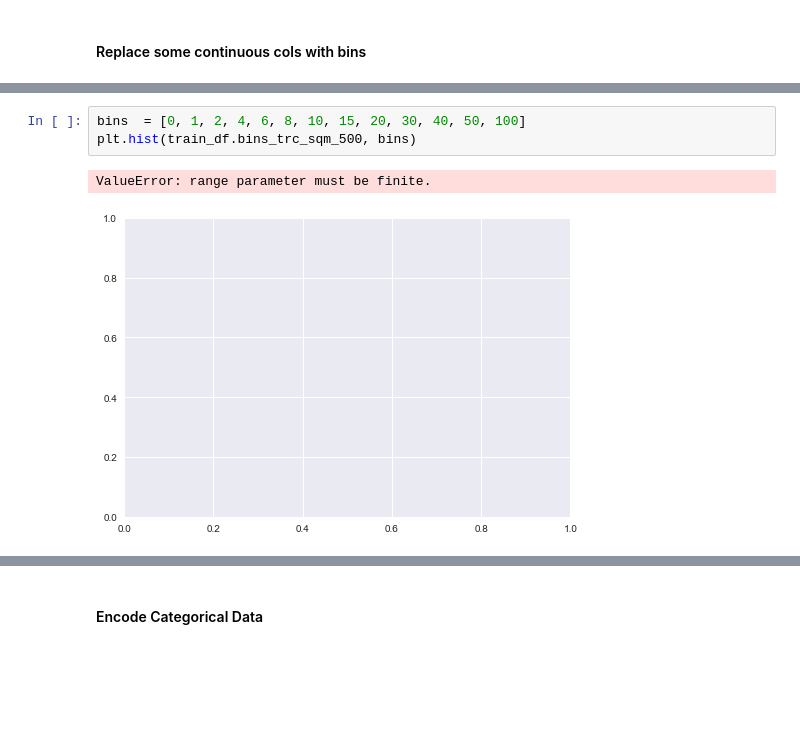
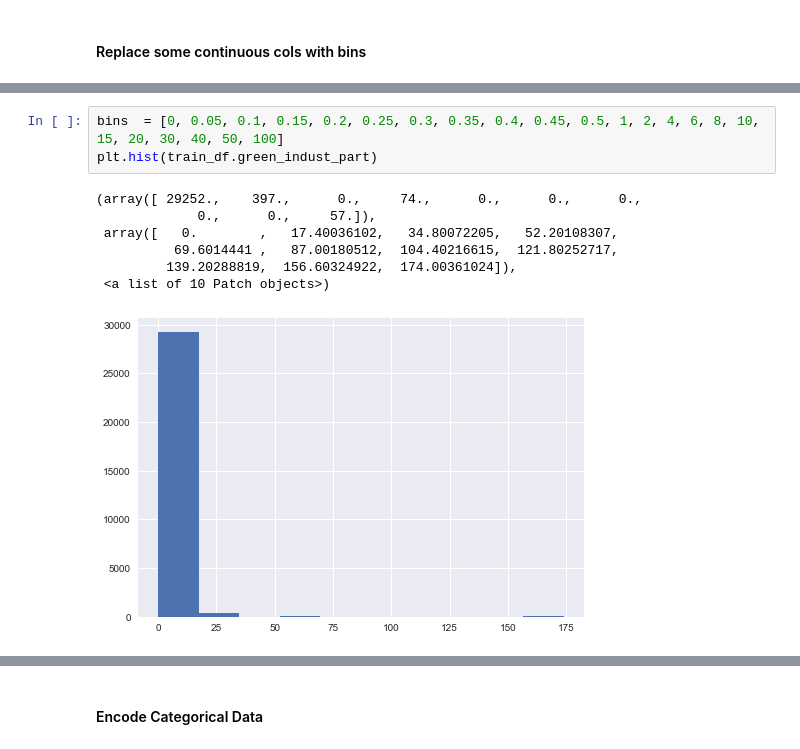
Before and after one commit to kirilldolmatov/SRHM, a Jupyter notebook: SRHM.ipynb, the cells around one changed output, grey strips where cells are left out. Drawn from its saved outputs; the diff is of its cells as text; blank space fills up the shorter version.

```diff
--- a/SRHM.ipynb
+++ b/SRHM.ipynb
@@ -396,7 +601,12 @@ train_df['bins_trc_sqm_500'] = pd.cut(train_df['trc_sqm_500'], trc_sqm_500_bins,
 # %%
-bins  = [0, 1, 2, 4, 6, 8, 10, 15, 20, 30, 40, 50, 100]
-plt.hist(train_df.bins_trc_sqm_500, bins)
+bins  = [0, 0.05, 0.1, 0.15, 0.2, 0.25, 0.3, 0.35, 0.4, 0.45, 0.5, 1, 2, 4, 6, 8, 10, 15, 20, 30, 40, 50, 100]
+plt.hist(train_df.green_indust_part)
 # %% [output]
-ValueError: range parameter must be finite.
+(array([ 29252.,    397.,      0.,     74.,      0.,      0.,      0.,
+             0.,      0.,     57.]),
+ array([   0.        ,   17.40036102,   34.80072205,   52.20108307,
+          69.6014441 ,   87.00180512,  104.40216615,  121.80252717,
+         139.20288819,  156.60324922,  174.00361024]),
+ <a list of 10 Patch objects>)
-[figure, old version]
+[figure, new version]
 # %%
```
Also changed, not shown: parts of 21 cells of this notebook.
